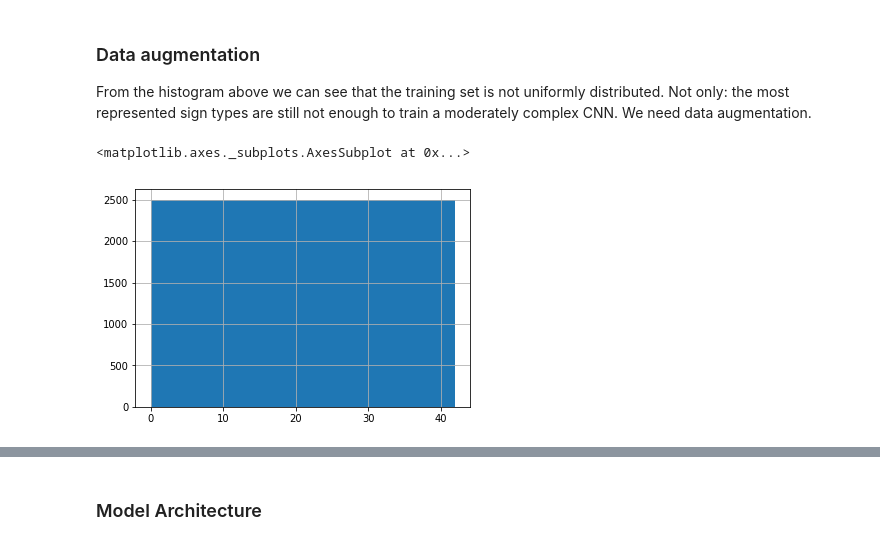
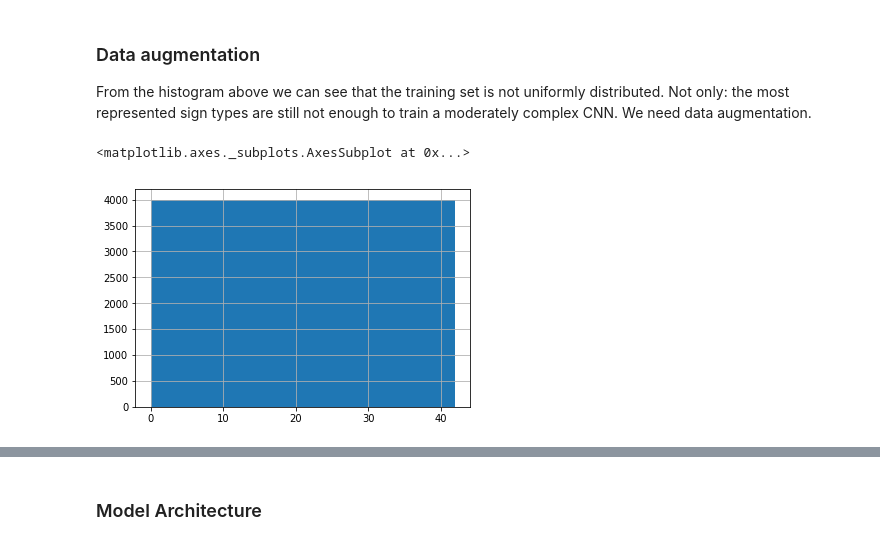
Before and after one commit to kindoblue/CarND-Traffic-Sign-Classifier-Project, a Jupyter notebook: Traffic_Sign_Classifier.ipynb, the cells around one changed output, grey strips where cells are left out. Cells and saved outputs as stored; diff of their text form; code cells hidden in the pictures.

```diff
--- a/Traffic_Sign_Classifier.ipynb
+++ b/Traffic_Sign_Classifier.ipynb
@@ -271,7 +271,7 @@ def apply_random_transform(img):
 # desired amount of images per class. The missing images will be
 # created by random transformations, like rotations and changes in
 # perspective
-IMGS_PER_CLASS = 2500
+IMGS_PER_CLASS = 4000
 
 # initialize a progress bar
 f = IntProgress(min=0, max=n_classes)
@@ -287,34 +287,34 @@ y_train_augmented = np.copy(y_train)
 # same class (in the same amount), transform the images and
 # add them to the training set
 for i in range(n_classes):
 
     # calculate how many images to add for the class ith
     missing = IMGS_PER_CLASS - sr_y_train[sr_y_train==i].count()
 
     # get a sample of indexes for a given class, get the corresponding images and
     # apply a random transformation, then return as a list
     extra_images = [ apply_random_transform(X_train_norm[idx]) for idx in
                           samples(i, _from=sr_y_train, amount=missing) ]
 
     # reshape
     extra_images = np.reshape(extra_images, (np.shape(extra_images)[0],32,32,1))
 
     # append the list of extra images to the normalized training set
     X_train_augmented = np.concatenate((X_train_augmented, extra_images), axis=0)
 
     # append the corresponding class for all the added images to the
     # array for the ground truth
     y_train_augmented = np.concatenate((y_train_augmented, np.repeat(i, repeats=missing)))
 
     f.value += 1
 
 # check the histogram: now all the classes should have
 # the same amount of images
 sr_y_train_augmented = pd.Series(y_train_augmented)
 sr_y_train_augmented.hist(bins=n_classes)
 # %% [output]
 <matplotlib.axes._subplots.AxesSubplot at 0x...>
-[figure, old version]
+[figure, new version]
 # %%
 # draw an image and its random transformation, for demo purposes
 fig, (a, b) = plt.subplots(1, 2)
```
Also changed, not shown: parts of 10 cells of this notebook.
